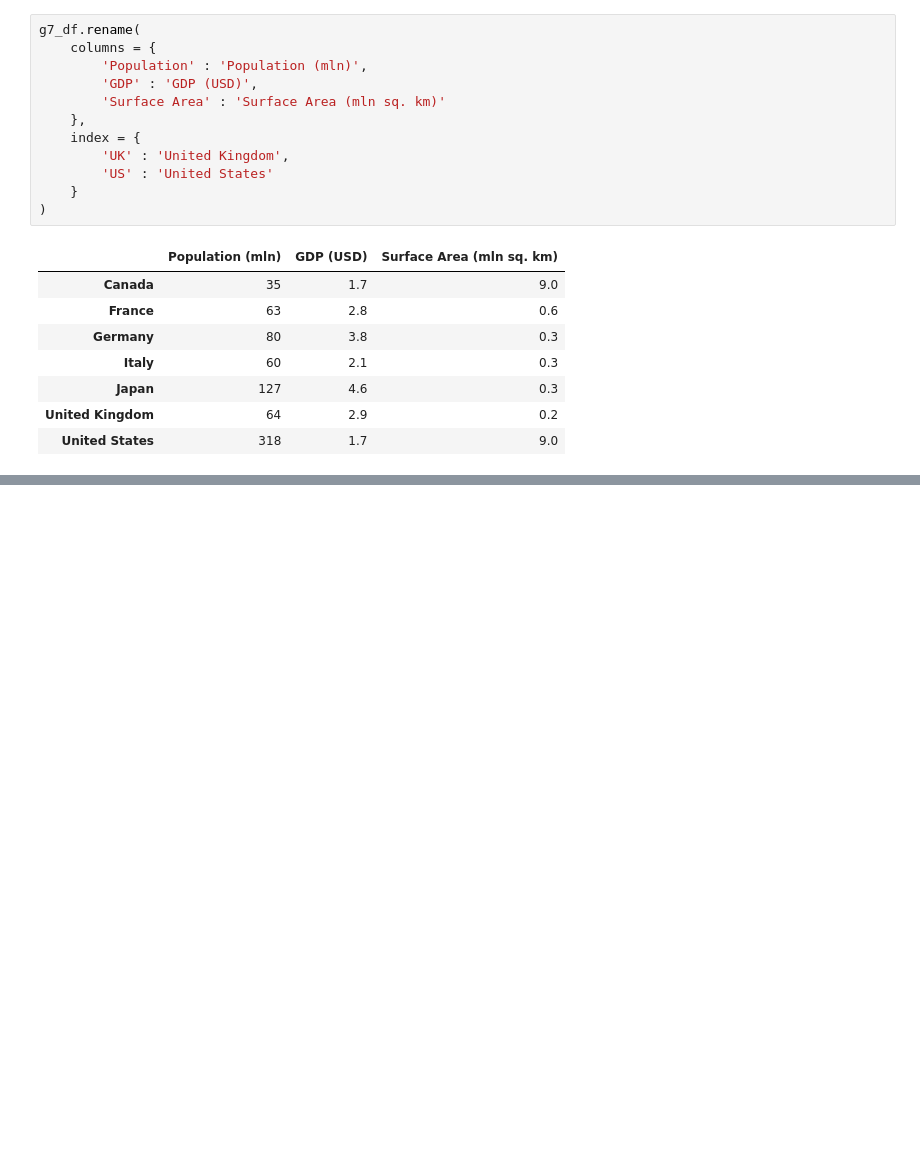
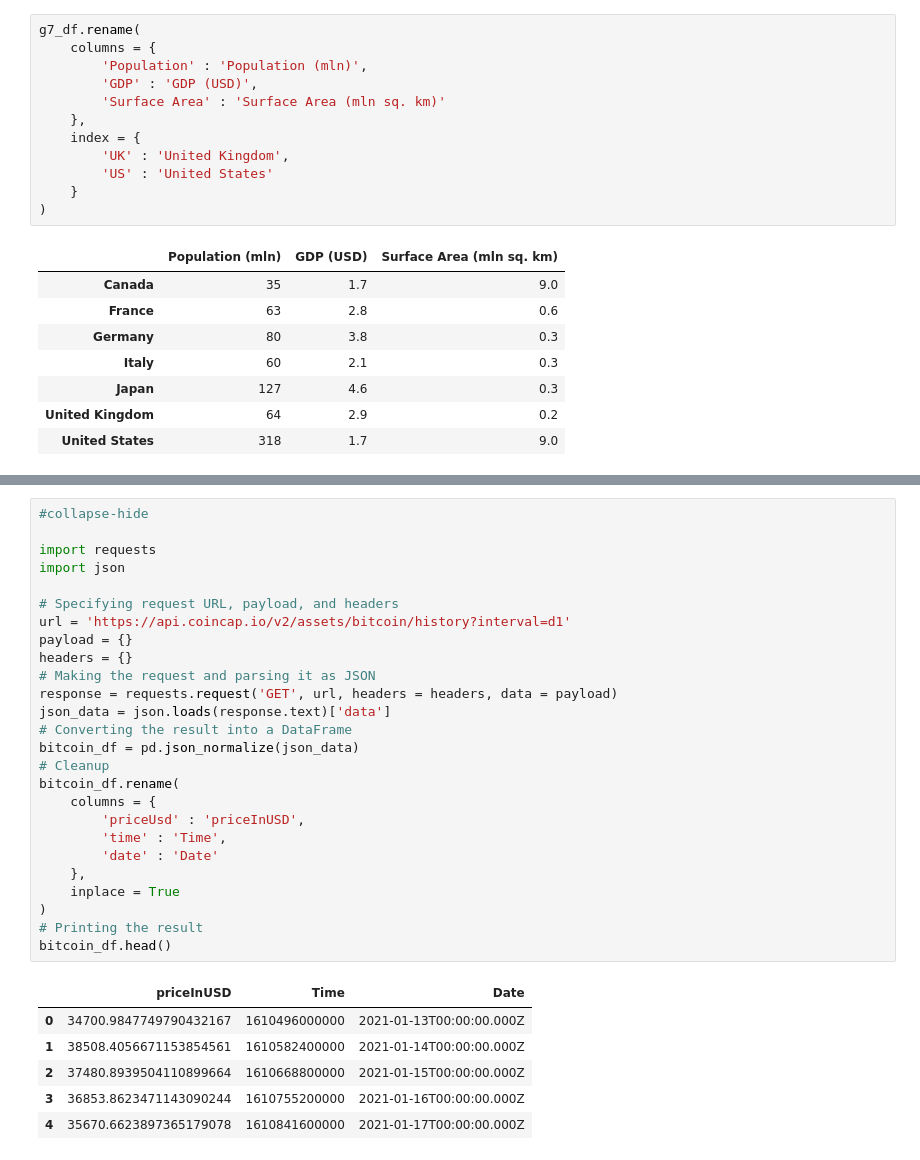
Before and after one commit to v-poghosyan/blog, a Jupyter notebook: _notebooks/2021-12-28-Python-for-ML-Pandas.ipynb, the cells around one changed output, grey strips where cells are left out. Saved outputs shown, nothing was run; the diff lists cells and outputs as text; blank space fills up the shorter version.

```diff
--- a/_notebooks/2021-12-28-Python-for-ML-Pandas.ipynb
+++ b/_notebooks/2021-12-28-Python-for-ML-Pandas.ipynb
@@ -431,0 +461,33 @@ g7_df.rename(
+# %%
+#collapse-hide
+
+import requests
+import json
+
+# Specifying request URL, payload, and headers
+url = 'https://api.coincap.io/v2/assets/bitcoin/history?interval=d1'
+payload = {}
+headers = {}
+# Making the request and parsing it as JSON
+response = requests.request('GET', url, headers = headers, data = payload)
+json_data = json.loads(response.text)['data']
+# Converting the result into a DataFrame
+bitcoin_df = pd.json_normalize(json_data)
+# Cleanup
+bitcoin_df.rename(
+    columns = {
+        'priceUsd' : 'priceInUSD',
+        'time' : 'Time',
+        'date' : 'Date'
+    },
+    inplace = True
+)
+# Printing the result
+bitcoin_df.head()
+# %% [output]
+|  | priceInUSD | Time | Date |
+| 0 | 34700.9847749790432167 | 1610496000000 | 2021-01-13T00:00:00.000Z |
+| 1 | 38508.4056671153854561 | 1610582400000 | 2021-01-14T00:00:00.000Z |
+| 2 | 37480.8939504110899664 | 1610668800000 | 2021-01-15T00:00:00.000Z |
+| 3 | 36853.8623471143090244 | 1610755200000 | 2021-01-16T00:00:00.000Z |
+| 4 | 35670.6623897365179078 | 1610841600000 | 2021-01-17T00:00:00.000Z |
```
Also changed, not shown: parts of 16 cells of this notebook.
